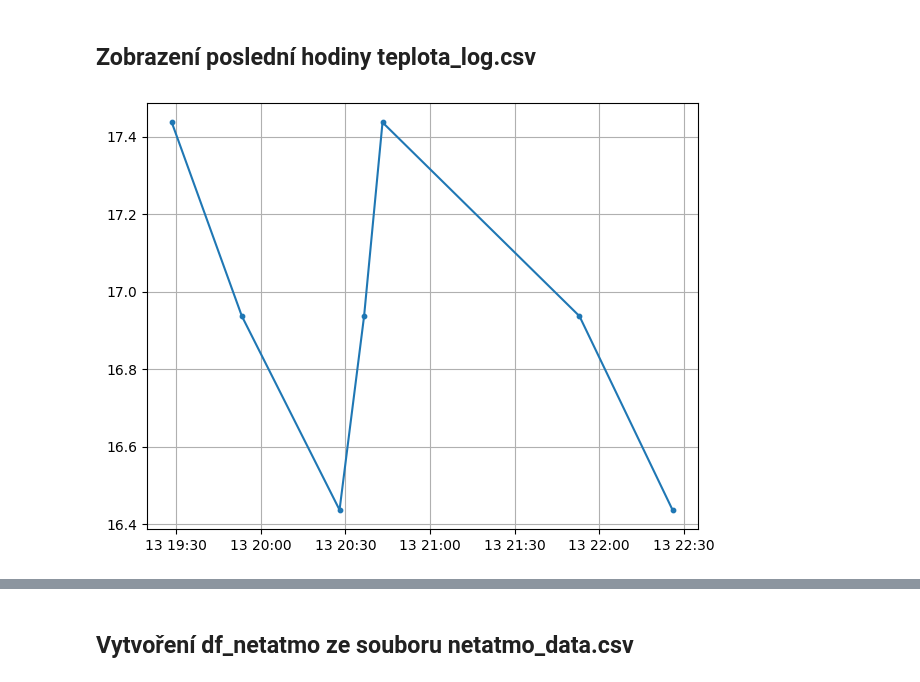
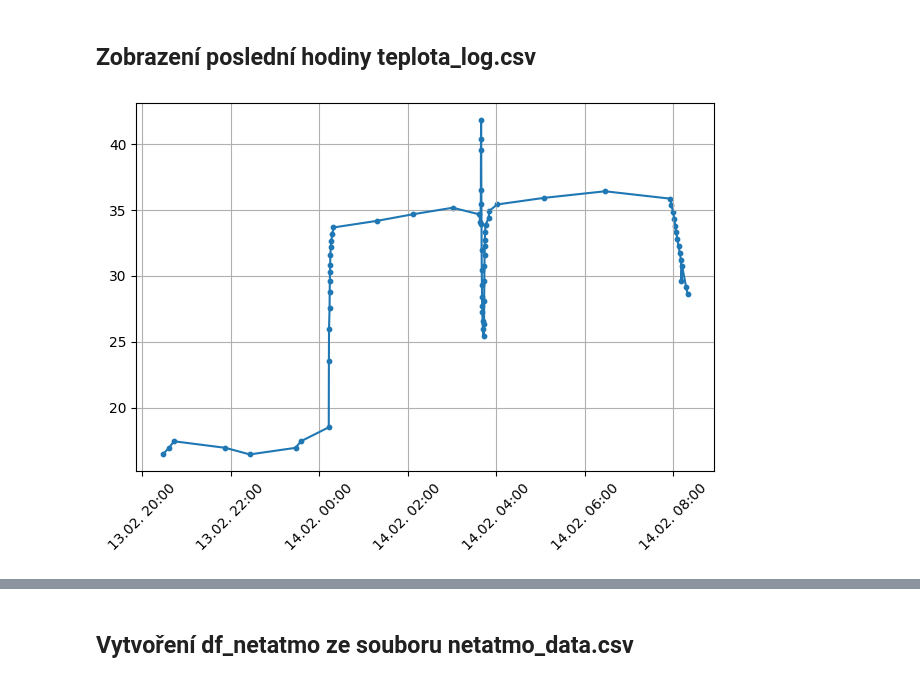
Before and after one commit to MarekCoderslab/Teploty_kotle, a Jupyter notebook: Teplota_kotle.ipynb, the cells around one changed output, grey strips where cells are left out. Drawn from its saved outputs; the diff is of its cells as text; code cells hidden in the pictures.

```diff
--- a/Teplota_kotle.ipynb
+++ b/Teplota_kotle.ipynb
@@ -20,25 +20,33 @@ os.system(scp_cmd)
 # %%
 import pandas as pd
 import matplotlib.pyplot as plt
+import matplotlib.dates as mdates
+import zoneinfo
+
+ax = plt.gca()
+ax.xaxis.set_major_formatter(
+    mdates.DateFormatter('%d.%m. %H:%M', tz=zoneinfo.ZoneInfo("Europe/Prague"))
+)
+plt.xticks(rotation=45)
 
 df = pd.read_csv("teplota_log.csv", header=None, names=["Time", "Value"])
 df["Time"] = (
     pd.to_datetime(df["Time"], errors="coerce")
     .dt.tz_localize("Europe/Prague") # ← DŮLEŽITÉ
 )
 
 df["Value"] = pd.to_numeric(df["Value"], errors="coerce")
 df = df.dropna().sort_values("Time").drop_duplicates("Time")
 
-df_plot = df[df["Time"] >= df["Time"].max() - pd.Timedelta(hours=3)]
+df_plot = df[df["Time"] >= df["Time"].max() - pd.Timedelta(hours=12)]
 
 plt.plot(df_plot["Time"], df_plot["Value"])
 plt.scatter(df_plot["Time"], df_plot["Value"], s=10)
 plt.grid()
 plt.tight_layout()
 plt.show()
 # %% [output]
-[figure, old version]
+[figure, new version]
 # %%
 
 df.tail(10)
```
Also changed, not shown: parts of 11 cells of this notebook, 4 other files.
